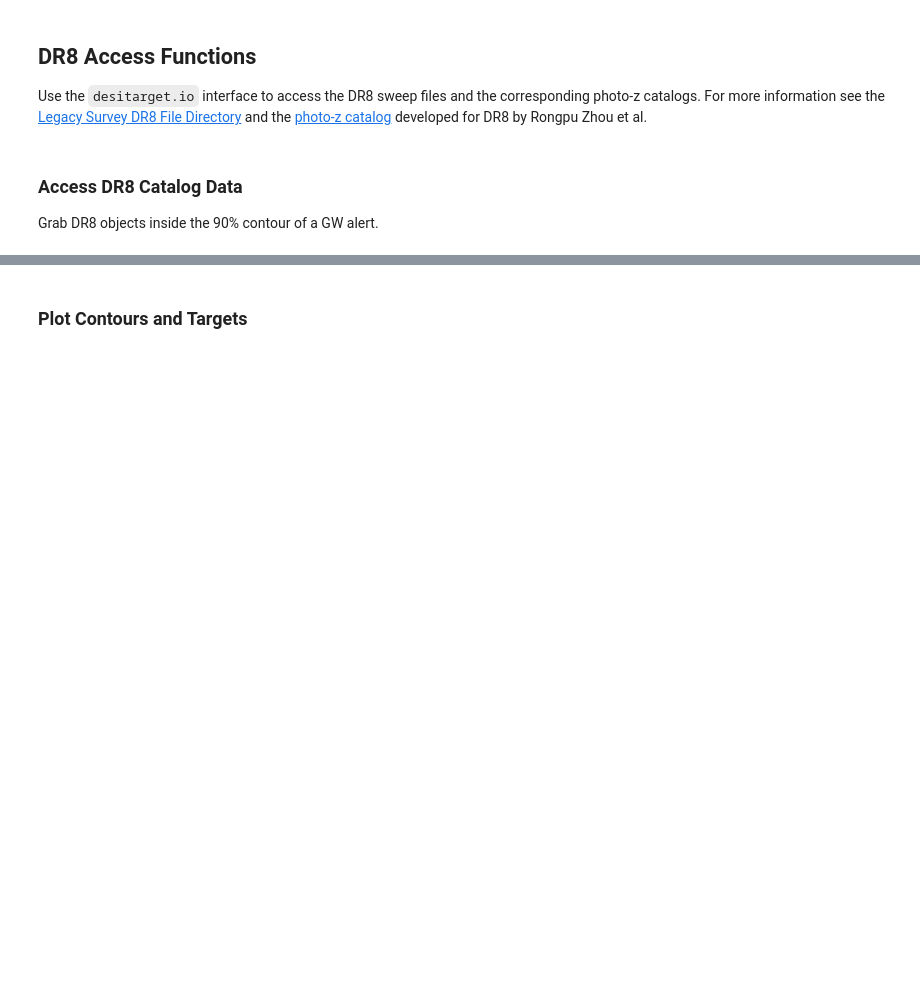
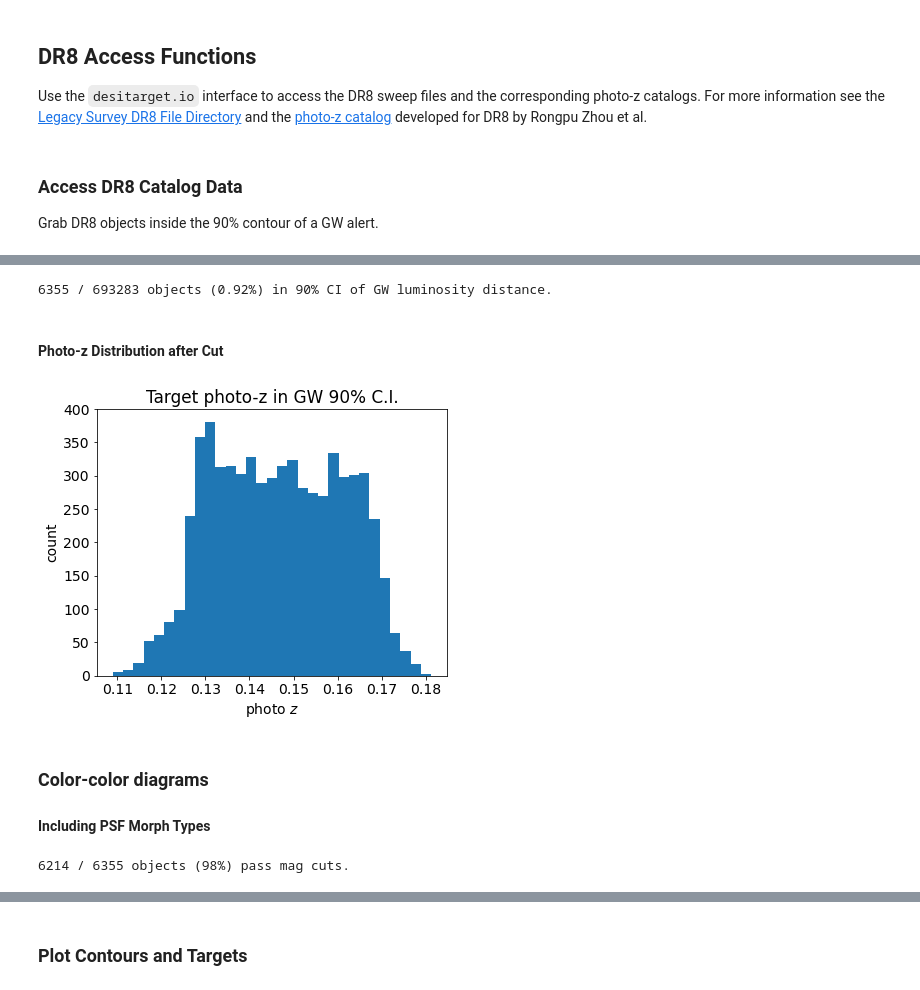
Before and after one commit to desihub/timedomain, a Jupyter notebook: gwtarget/gw_dr8.ipynb, the cells around one changed output, grey strips where cells are left out. Cells and saved outputs as stored; diff of their text form; code cells hidden in the pictures; blank space fills up the shorter version.

```diff
--- a/gwtarget/gw_dr8.ipynb
+++ b/gwtarget/gw_dr8.ipynb
@@ -250,0 +262,34 @@ objcat
+# %%
+Delta_L = (objcat['D_L'] - objcat['distmu']) / objcat['distsigma']
+rescut = np.abs(Delta_L) < 1.645
+print('{} / {} objects ({:.2g}%) in 90% CI of GW luminosity distance.'.format(np.sum(rescut), len(objcat), 1e2*np.sum(rescut)/len(objcat)))
+# %% [output]
+6355 / 693283 objects (0.92%) in 90% CI of GW luminosity distance.
+# %% [markdown]
+#### Photo-z Distribution after Cut
+# %%
+fig, ax = plt.subplots(1,1, figsize=(6,5), tight_layout=True)
+ax.hist(objcat['z_phot_mean'][rescut], bins=31)
+ax.set(xlabel='photo $z$',
+       ylabel='count',
+       title='Target photo-z in GW 90% C.I.');
+# %% [output]
+[figure, added]
+# %% [markdown]
+### Color-color diagrams
+
+#### Including PSF Morph Types
+# %%
+nonneg_mag = (objcat['FLUX_G'] > 0) & (objcat['FLUX_R'] > 0) & (objcat['FLUX_Z'] > 0)
+select = rescut & nonneg_mag
+g, r, z = [22.5 - 2.5*np.log10(objcat[select]['FLUX_{}'.format(_)]) for _ in 'GRZ']
+
+# Cut on z<21 since dimmer galaxies have poor photo-z.
+# See description at https://www.legacysurvey.org/dr8/files/#photometric-redshift-files-8-0-photo-z-sweep-brickmin-brickmax-pz-fits
+#
+# Also cut on r<21.
+colcut = (z < 21) & (r < 21)
+
+print('{} / {} objects ({:.2g}%) pass mag cuts.'.format(np.sum(colcut), np.sum(rescut), 1e2*np.sum(colcut)/np.sum(rescut)))
+# %% [output]
+6214 / 6355 objects (98%) pass mag cuts.
```
Also changed, not shown: parts of 31 cells of this notebook.
